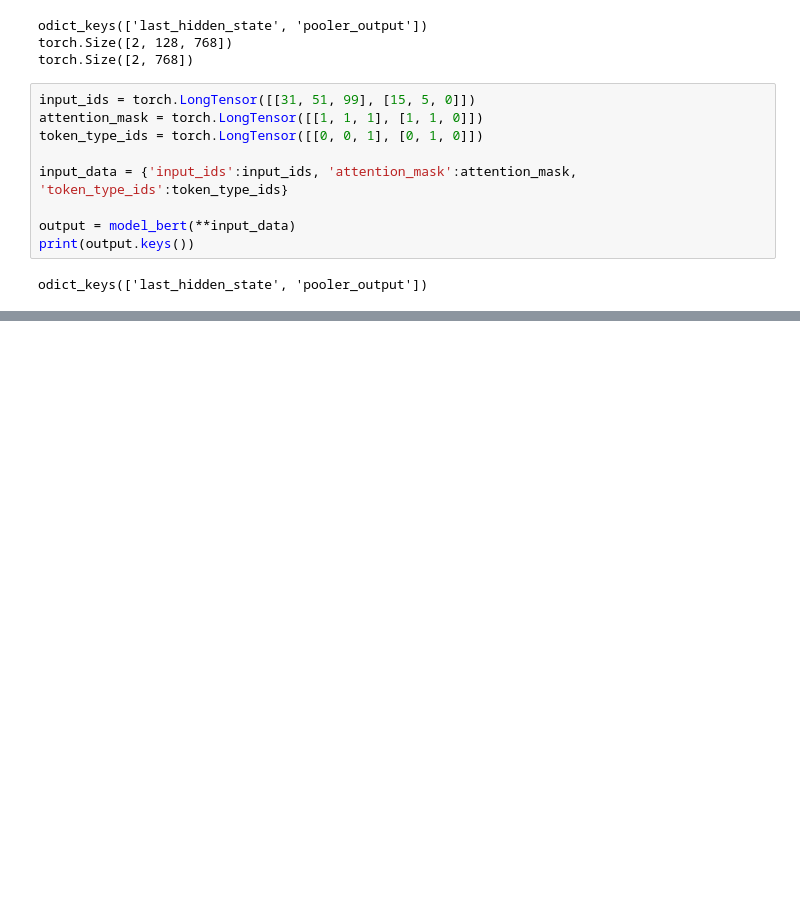
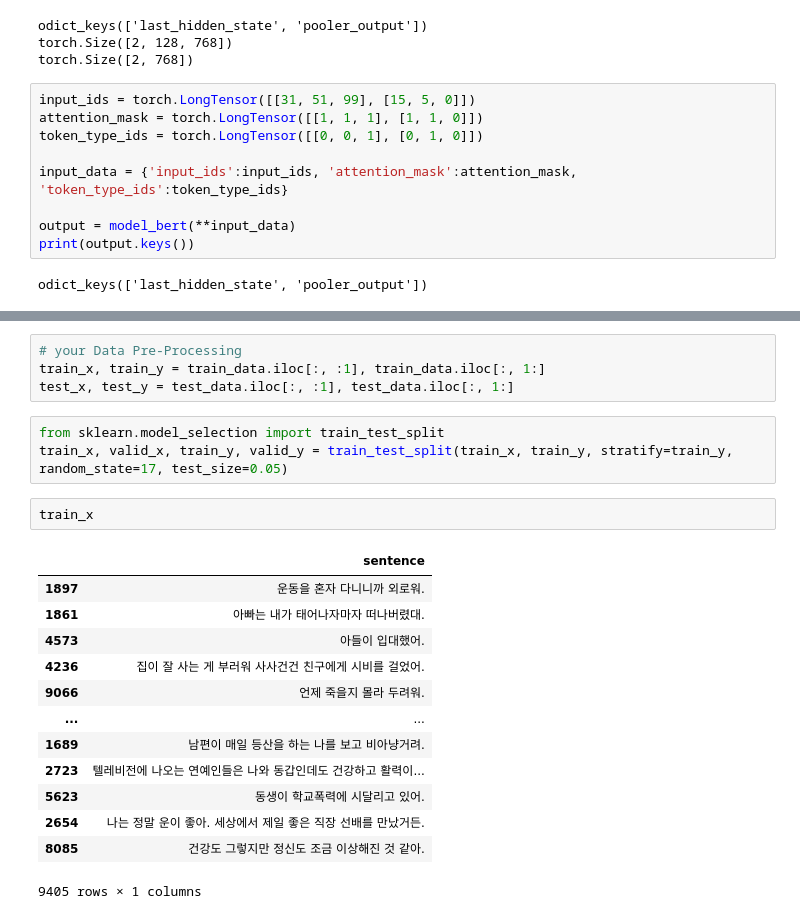
Before and after one commit to JoSangYeon/Emotion_Classifier_Project, a Jupyter notebook: TEMP.ipynb, the cells around one changed output, grey strips where cells are left out. Saved outputs shown, nothing was run; the diff lists cells and outputs as text; blank space fills up the shorter version.

```diff
--- a/TEMP.ipynb
+++ b/TEMP.ipynb
@@ -193,0 +285,23 @@ odict_keys(['last_hidden_state', 'pooler_output'])
+# %%
+# your Data Pre-Processing
+train_x, train_y = train_data.iloc[:, :1], train_data.iloc[:, 1:]
+test_x, test_y = test_data.iloc[:, :1], test_data.iloc[:, 1:]
+# %%
+from sklearn.model_selection import train_test_split
+train_x, valid_x, train_y, valid_y = train_test_split(train_x, train_y, stratify=train_y, random_state=17, test_size=0.05)
+# %%
+train_x
+# %% [output]
+|  | sentence |
+| 1897 | 운동을 혼자 다니니까 외로워. |
+| 1861 | 아빠는 내가 태어나자마자 떠나버렸대. |
+| 4573 | 아들이 입대했어. |
+| 4236 | 집이 잘 사는 게 부러워 사사건건 친구에게 시비를 걸었어. |
+| 9066 | 언제 죽을지 몰라 두려워. |
+| ... | ... |
+| 1689 | 남편이 매일 등산을 하는 나를 보고 비아냥거려. |
+| 2723 | 텔레비전에 나오는 연예인들은 나와 동갑인데도 건강하고 활력이... |
+| 5623 | 동생이 학교폭력에 시달리고 있어. |
+| 2654 | 나는 정말 운이 좋아. 세상에서 제일 좋은 직장 선배를 만났거든. |
+| 8085 | 건강도 그렇지만 정신도 조금 이상해진 것 같아. |
+9405 rows × 1 columns
```
Also changed, not shown: parts of 23 cells of this notebook, 4 other files.
